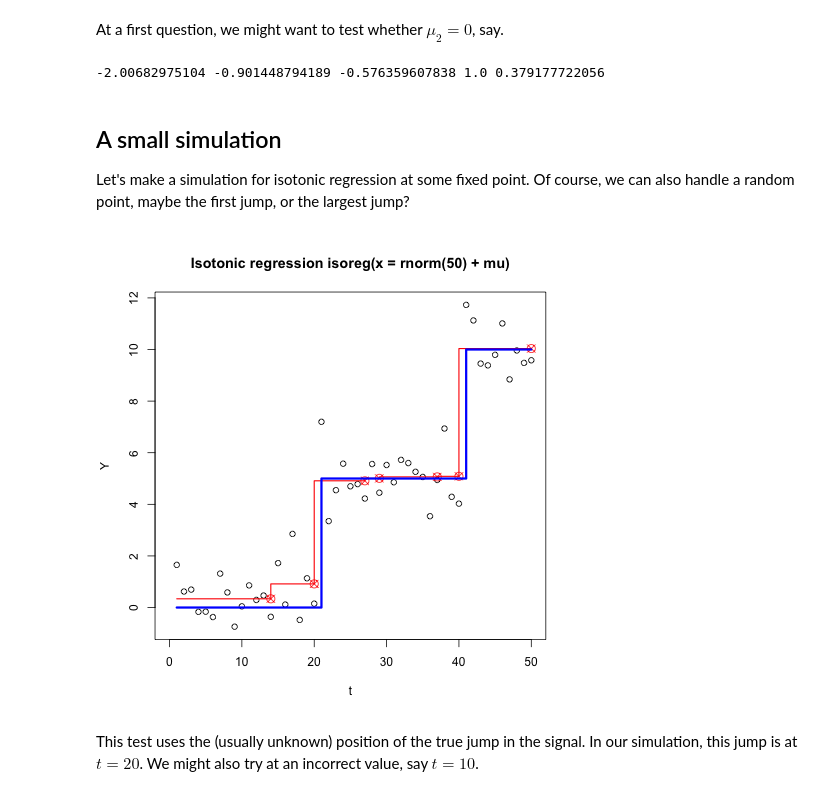
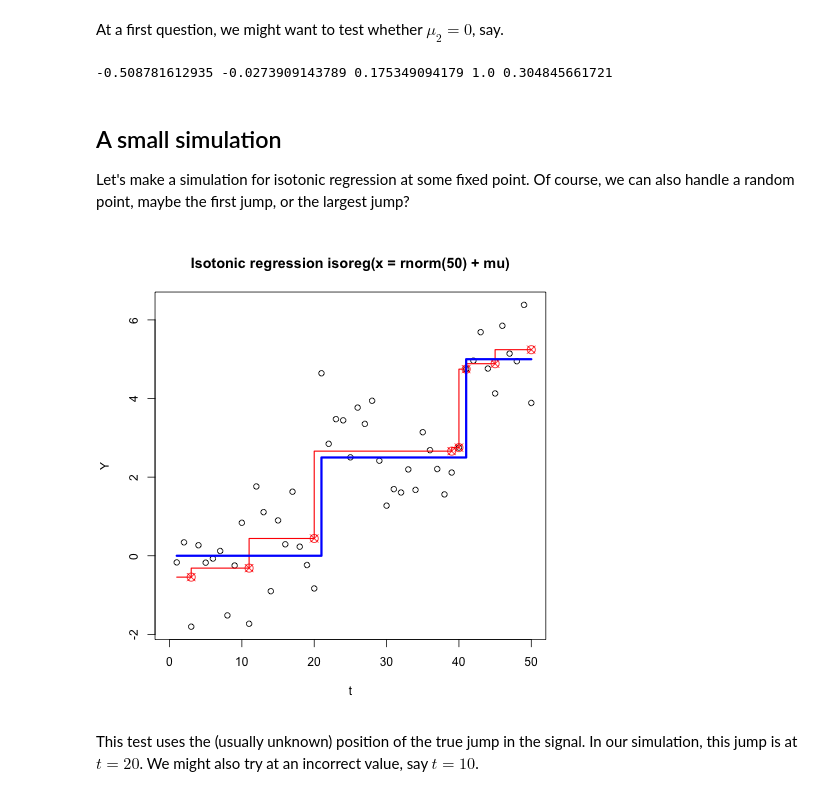
Before and after one commit to selective-inference/Python-software, a Jupyter notebook: notebooks/isotonic.ipynb, the cells around one changed output. Cells and saved outputs as stored; diff of their text form; code cells hidden in the pictures.

```diff
--- a/notebooks/isotonic.ipynb
+++ b/notebooks/isotonic.ipynb
@@ -359,14 +107,10 @@ n = Y.shape[0]
 eta = np.zeros(n)
 eta[1] = 1
 
-Vplus, eta_dot_Y, Vminus, sigma_eta, Pval = interval_constraints(constraints, \
-             np.zeros(constraints.shape[0]),
-             np.identity(n),
-             Y,
-             eta)
+Vplus, eta_dot_Y, Vminus, sigma_eta, Pval = I.constraints.pivots(eta, Y)
 print Vplus, eta_dot_Y, Vminus, sigma_eta, Pval
 # %% [output]
--2.00682975104 -0.901448794189 -0.576359607838 1.0 0.379177722056
+-0.508781612935 -0.0273909143789 0.175349094179 1.0 0.304845661721
 # %% [markdown]
 ## A small simulation
 
@@ -374,8 +118,8 @@ Let's make a simulation for isotonic regression at some fixed point. Of course,
 a random point, maybe the first jump, or the largest jump?
 # %%
 %%R -o mu
-mu = 2 * c(rep(0,20), rep(2.5,20), rep(5,10))
+mu = c(rep(0,20), rep(2.5,20), rep(5,10))
 plot(isoreg(rnorm(50)+mu), xlab='t', ylab='Y')
 lines(mu, type='s', lwd=3, col='blue')
 # %% [output]
-[figure, old version]
+[figure, new version]
```
Also changed, not shown: parts of 26 cells of this notebook.
